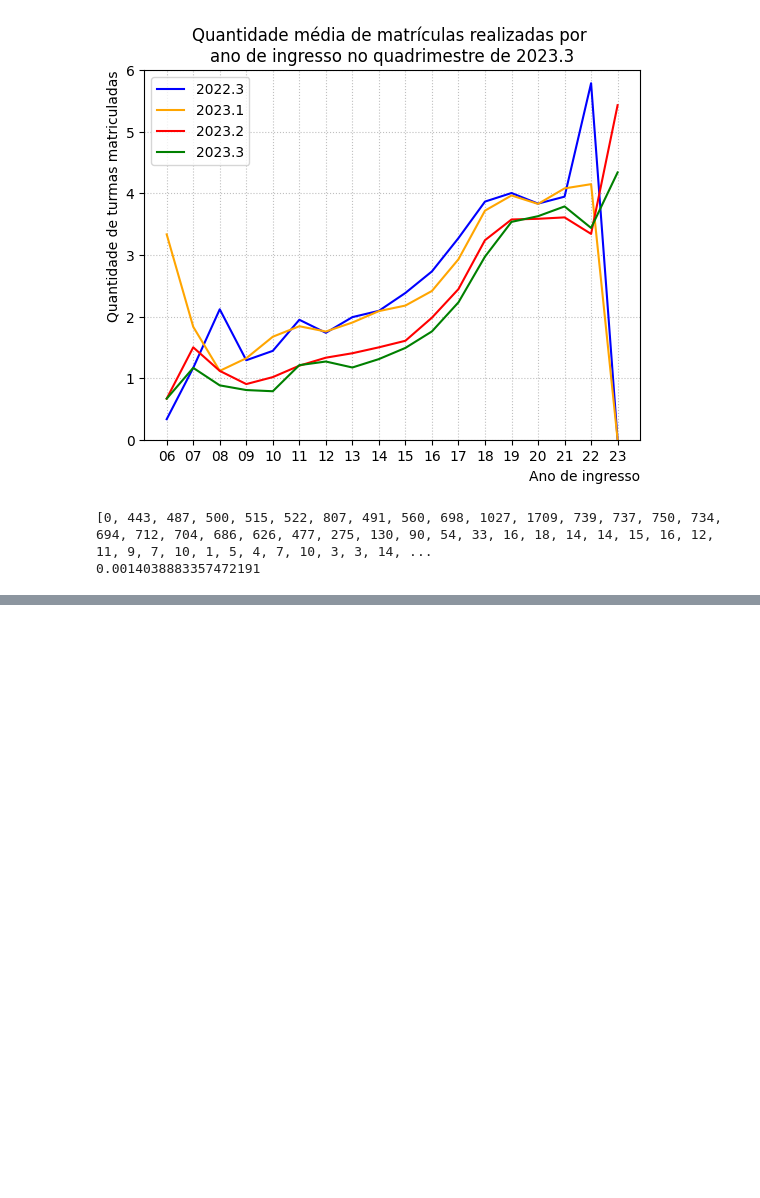
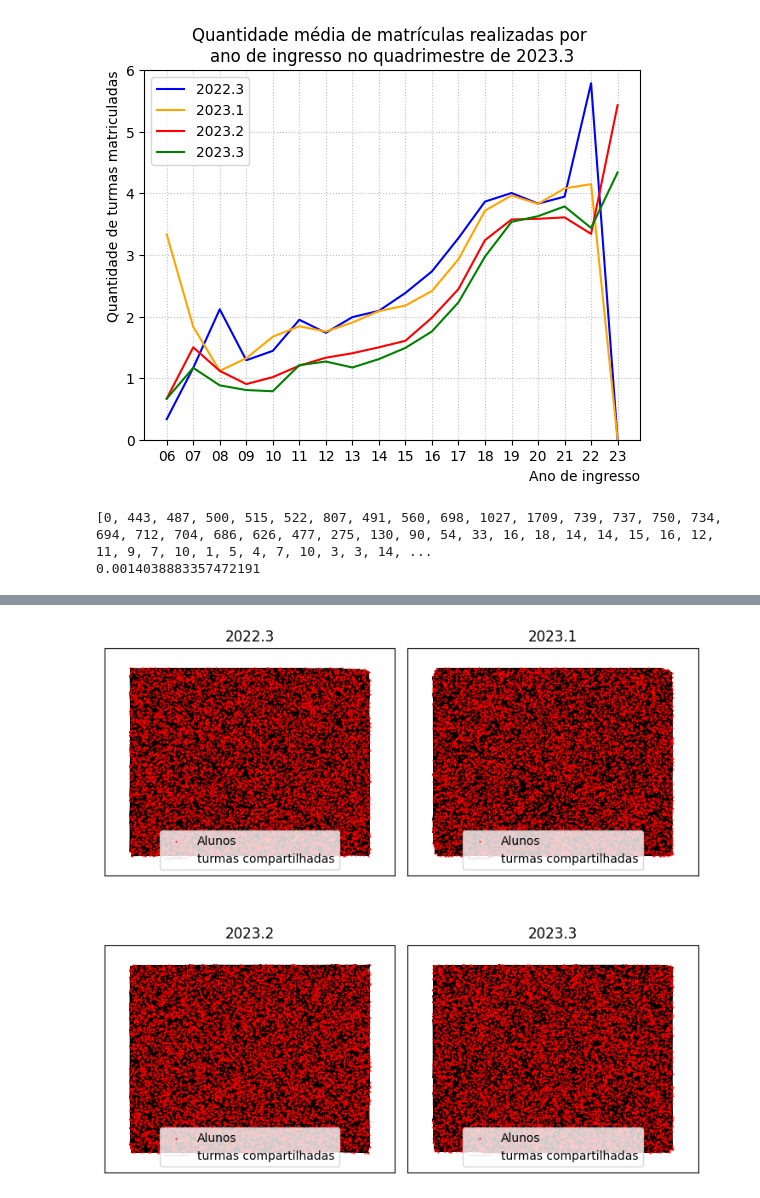
Before and after one commit to FabrizioRP/Projeto_CR, a Jupyter notebook: Main.ipynb, the cells around one changed output, grey strips where cells are left out. Cells and saved outputs as stored; diff of their text form; code cells hidden in the pictures; blank space fills up the shorter version.

```diff
--- a/Main.ipynb
+++ b/Main.ipynb
@@ -846,3 +880,28 @@ plt.legend(loc="lower center")
+# %%
+fig = plt.figure(figsize=(9, 8))
+axgrid = fig.add_gridspec(9, 8)
+
+limits = []
+
+ax = []
+
+ax.append(fig.add_subplot(axgrid[:4, :4]))
+ax.append(fig.add_subplot(axgrid[:4, 4:]))
+ax.append(fig.add_subplot(axgrid[5:, :4]))
+ax.append(fig.add_subplot(axgrid[5:, 4:]))
+
+for i in range(4):
+    layout = nx.random_layout(grafos_projetados_RA[quads[i]])
+    ax[i].set_title("{}.{}".format(quads[i][0:4], quads[i][5:6]))
+
+    nx.draw_networkx_nodes(grafos_projetados_RA[quads[i]], nodelist=RAs_por_quad[quads[i]], node_color="#ff0000", label="Alunos", node_size=1, node_shape='.', pos=layout, ax=ax[i])
+    nx.draw_networkx_edges(grafos_projetados_RA[quads[i]], width=0.1,  ax=ax[i], pos=layout, label="turmas compartilhadas")
+
+    ax[i].legend(loc="lower center")
+
+plt.savefig("./Imagens/grafos_projetados.png")
+# %% [output]
+[figure, added]
 # %%
 # alunos por quad, total e turmas por quad e total
 
```
Also changed, not shown: parts of 10 cells of this notebook, 6 other files.
